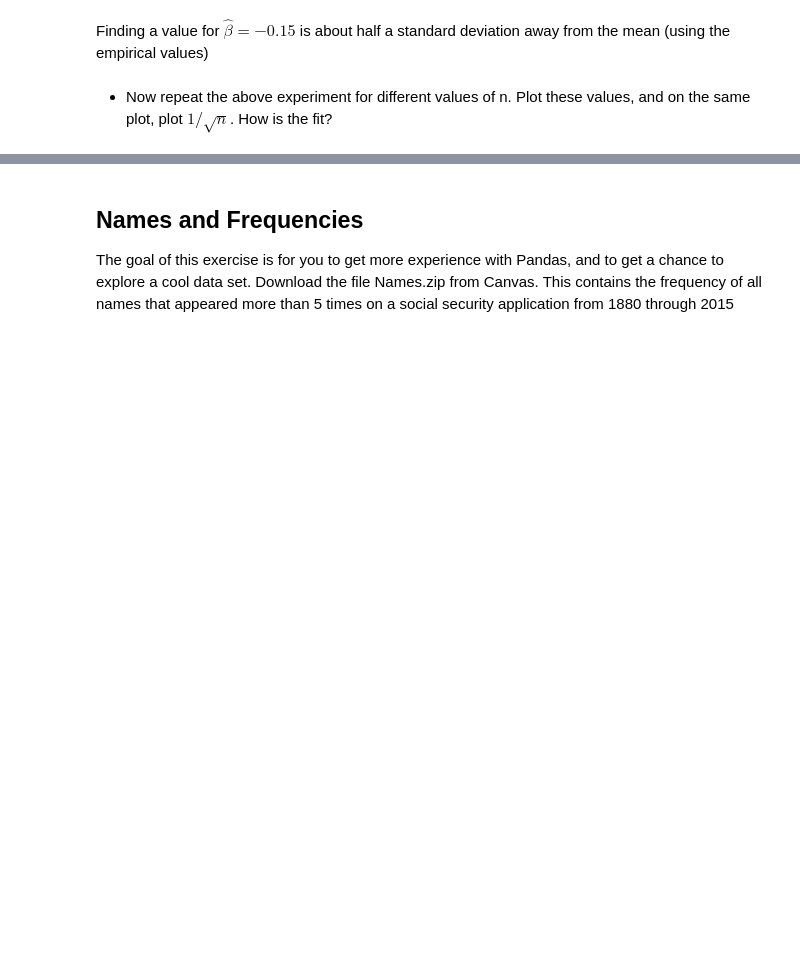
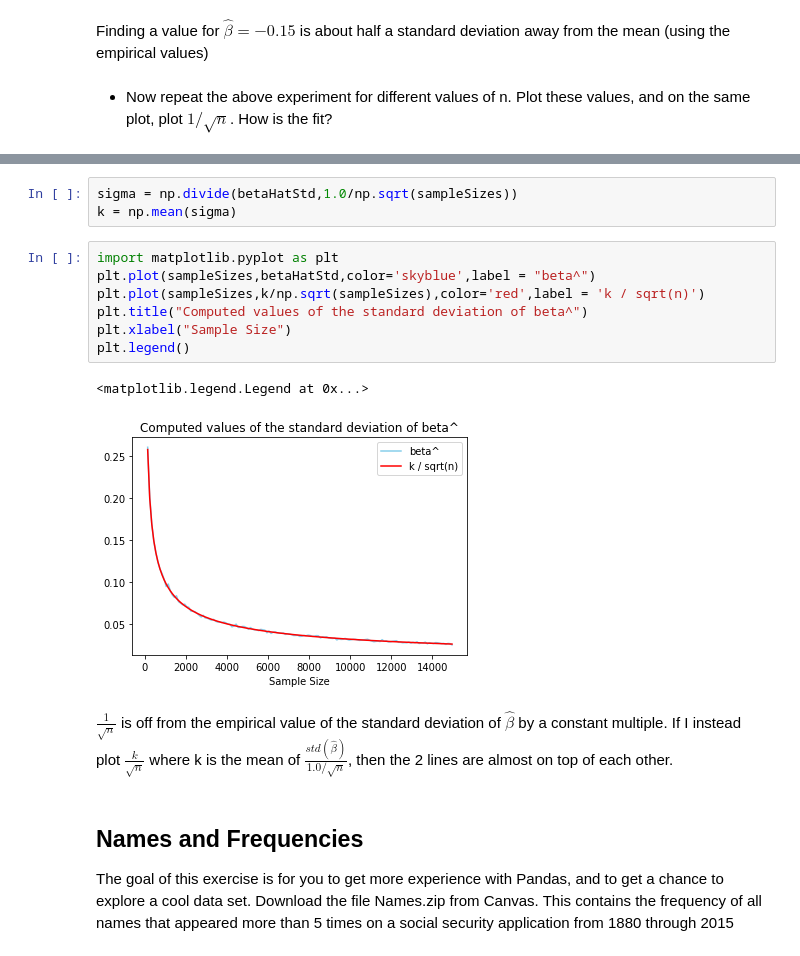
Before and after one commit to JavierPalomares90/Data_Mining_Hw1, a Jupyter notebook: Hw1b.ipynb, the cells around one changed output, grey strips where cells are left out. Cells and saved outputs as stored; diff of their text form; blank space fills up the shorter version.

```diff
--- a/Hw1b.ipynb
+++ b/Hw1b.ipynb
@@ -305,3 +308,19 @@ $\frac{1}{\sqrt{n}}$ looks like a mean fit of $\hat{\beta}$
+# %%
+sigma = np.divide(betaHatStd,1.0/np.sqrt(sampleSizes))
+k = np.mean(sigma)
+# %%
+import matplotlib.pyplot as plt
+plt.plot(sampleSizes,betaHatStd,color='skyblue',label = "beta^")
+plt.plot(sampleSizes,k/np.sqrt(sampleSizes),color='red',label = 'k / sqrt(n)')
+plt.title("Computed values of the standard deviation of beta^")
+plt.xlabel("Sample Size")
+plt.legend()
+# %% [output]
+<matplotlib.legend.Legend at 0x...>
+[figure, added]
+# %% [markdown]
+$\frac{1}{\sqrt{n}}$ is off from the empirical value of the standard deviation of $\hat{\beta}$ by a constant multiple.
+If I instead plot $\frac{k}{\sqrt{n}}$ where k is the mean of $\frac{std(\hat{\beta})}{1.0/ \sqrt{n}}$, then the 2 lines are almost on top of each other.
 # %% [markdown]
 ## Names and Frequencies
 The goal of this exercise is for you to get more experience with
```
Also changed, not shown: parts of 5 cells of this notebook.
